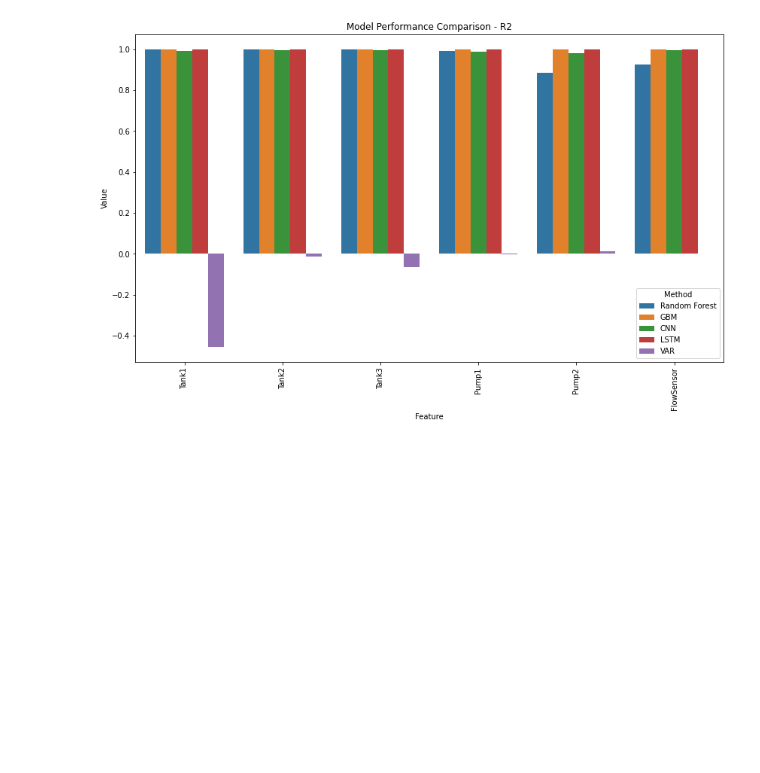
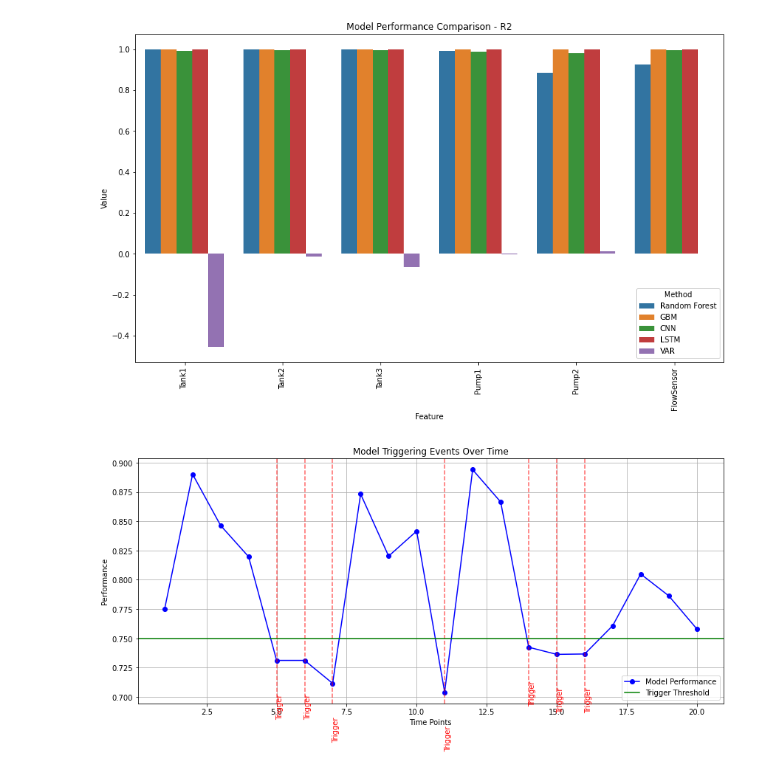
Before and after one commit to hayatu4islam/Adaptive_Fault_Detection, a Jupyter notebook: Fault detection plots for the entire results.ipynb, the cells around one changed output. Cells and saved outputs as stored; diff of their text form; code cells hidden in the pictures; blank space fills up the shorter version.

```diff
--- a/Fault detection plots for the entire results.ipynb
+++ b/Fault detection plots for the entire results.ipynb
@@ -99,3 +99,39 @@ for metric in metrics:
 [figure]
 [figure]
 [figure]
+# %%
+import numpy as np
+import matplotlib.pyplot as plt
+
+# Generate synthetic data
+np.random.seed(42)
+time_points = np.arange(1, 21)
+performance = np.random.uniform(0.7, 0.9, len(time_points))
+
+# Assume performance threshold below which a new model is triggered
+trigger_threshold = 0.75
+trigger_events = performance < trigger_threshold
+
+# Create the plot
+plt.figure(figsize=(12, 6))
+
+plt.plot(time_points, performance, label='Model Performance', marker='o', color='blue')
+
+# Highlight trigger events
+for i, triggered in enumerate(trigger_events):
+    if triggered:
+        plt.axvline(x=time_points[i], color='red', linestyle='--', alpha=0.6)
+        plt.text(time_points[i], performance[i] - 0.05, 'Trigger', color='red', rotation=90, verticalalignment='bottom')
+
+plt.axhline(y=trigger_threshold, color='green', linestyle='-', label='Trigger Threshold')
+
+plt.xlabel('Time Points')
+plt.ylabel('Performance')
+plt.title('Model Triggering Events Over Time')
+plt.legend(loc='lower right')
+plt.grid(True)
+
+plt.tight_layout()
+plt.show()
+# %% [output]
+[figure, added]
```
Also changed, not shown: parts of 1 cell of this notebook, 1 other file.
